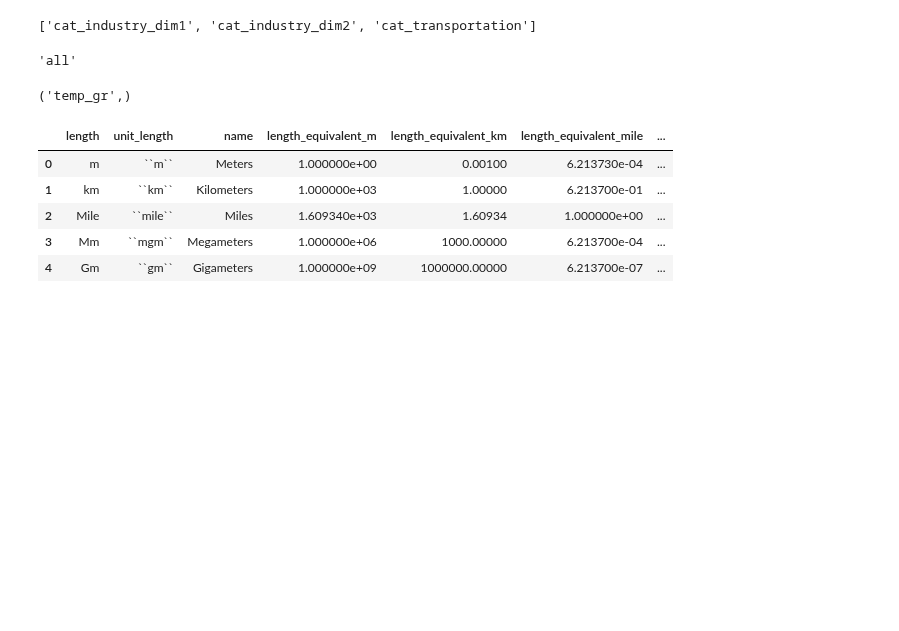
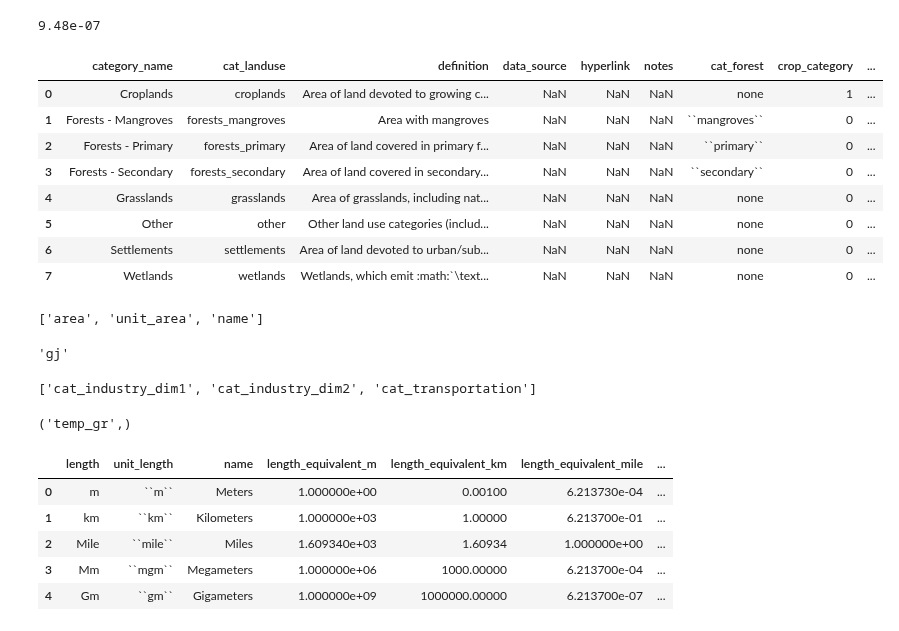
Before and after one commit to jcsyme/sisepuede, a Jupyter notebook: python/build_modvar_class.ipynb, the cells around one changed output. Cells and saved outputs as stored; diff of their text form; code cells hidden in the pictures; blank space fills up the shorter version.

Commit message:
updated model_attributes_new and units

```diff
--- a/python/build_modvar_class.ipynb
+++ b/python/build_modvar_class.ipynb
@@ -46,7 +49,31 @@ FIX THIS ASAP TO DERIVE PROPERLY.
 # %%
-sa.model_attributes.dict_attributes.get("abbreviation_subsector").table;
+importlib.reload(sf)
+importlib.reload(man)
+
+fp = "/Users/jsyme/Documents/Projects/git_jbus/sisepuede/docs_new/source/csvs"
+path = pathlib.Path(fp)
+#path.exists()
+
+
+matt_new = man.ModelAttributesNew(path)
+# %%
+matt_new.dict_attributes.get("unit").get("energy").convert("kJ", "mmbtu")
+# %% [output]
+9.48e-07
 # %%
 attr_vars = sa.model_attributes.dict_varreqs.get("partial_category_ip_ippu")#("Transportation")
 attr_cat = sa.model_attributes.get_attribute_table("IPPU")
 attr_vars.table;
+# %%
+matt_new.dict_attributes.get("cat").get("landuse").table
+# %% [output]
+|  | category_name | cat_landuse | definition | data_source | hyperlink | notes | cat_forest | crop_category | ... |
+| 0 | Croplands | croplands | Area of land devoted to growing c... | NaN | NaN | NaN | none | 1 | ... |
+| 1 | Forests - Mangroves | forests_mangroves | Area with mangroves | NaN | NaN | NaN | ``mangroves`` | 0 | ... |
+| 2 | Forests - Primary | forests_primary | Area of land covered in primary f... | NaN | NaN | NaN | ``primary`` | 0 | ... |
+| 3 | Forests - Secondary | forests_secondary | Area of land covered in secondary... | NaN | NaN | NaN | ``secondary`` | 0 | ... |
+| 4 | Grasslands | grasslands | Area of grasslands, including nat... | NaN | NaN | NaN | none | 0 | ... |
+| 5 | Other | other | Other land use categories (includ... | NaN | NaN | NaN | none | 0 | ... |
+| 6 | Settlements | settlements | Area of land devoted to urban/sub... | NaN | NaN | NaN | none | 0 | ... |
+| 7 | Wetlands | wetlands | Wetlands, which emit :math:`\text... | NaN | NaN | NaN | none | 0 | ... |
 # %%
@@ -54,3 +84,27 @@ import model_variable as mv
+# %%
+#import units_manager as um
+attr = matt_new.dict_attributes.get("unit").get("area")
+
+fields_avail = [
+    x for x in attr.table.columns
+    if attr.table[x].dtype not in ["float64", "int64"]
+]
+fields_avail
+# %% [output]
+['area', 'unit_area', 'name']
+# %%
+importlib.reload(um)
+attr = matt_new.dict_attributes.get("unit").get("energy")
+unit = um.Units(
+    attr,
+    key_prependage = "unit_",
+)
+unit.key
+
+#attr.table
+unit.get_unit_key("GJ")
+# %% [output]
+'gj'
 # %%
 importlib.reload(sf)
 importlib.reload(mv)
@@ -104,10 +158,6 @@ modvar.dict_category_keys
 modvar.schema.mutable_elements_clean_ordered
 # %% [output]
 ['cat_industry_dim1', 'cat_industry_dim2', 'cat_transportation']
-# %%
-modvar.flag_all_cats
-# %% [output]
-'all'
 # %%
 regex_at = re.compile("attribute_unit_(.*).csv")
 regex_at.match("attribute_unit_temp_gr.csv").groups()
```
Also changed, not shown: parts of 3 cells of this notebook, 4 other files.
